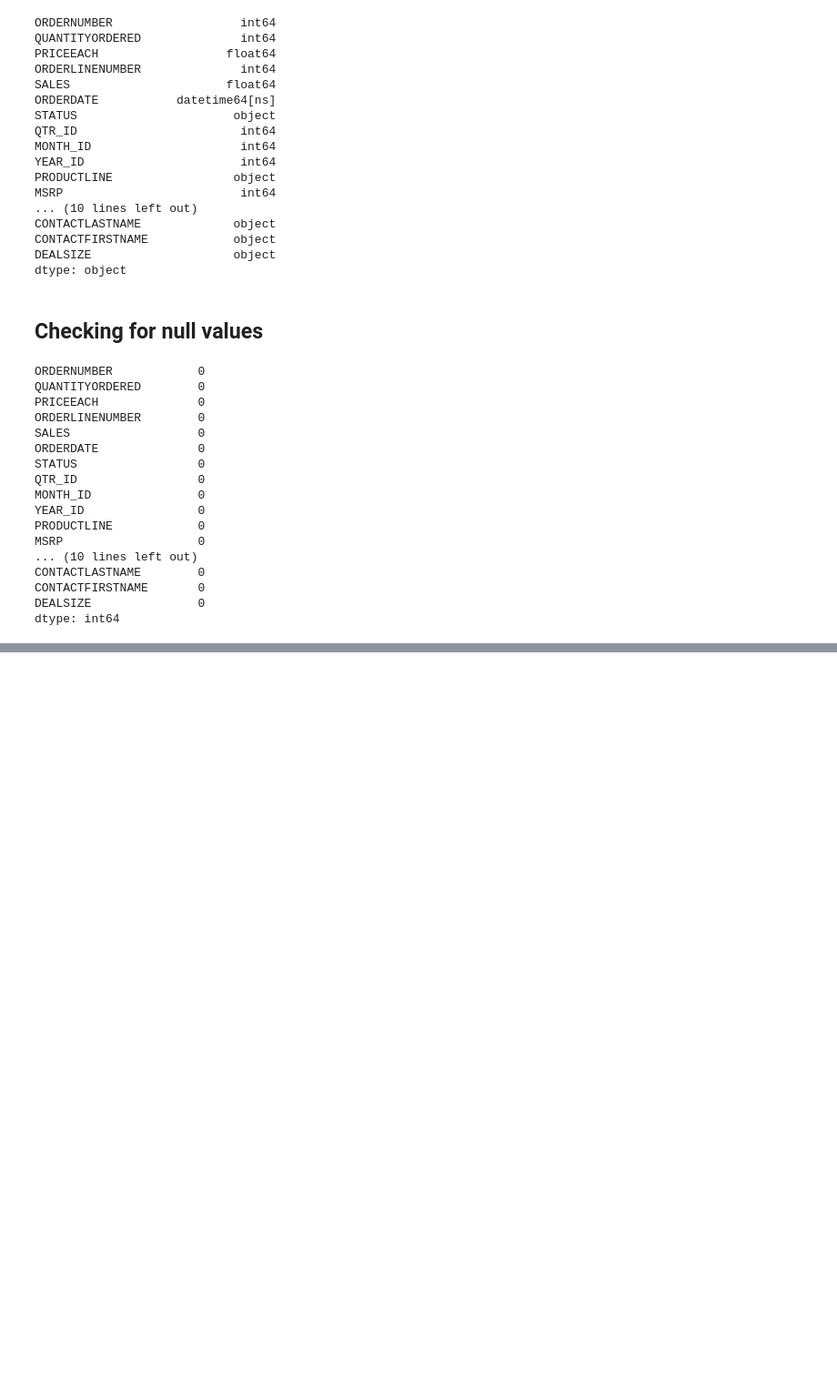
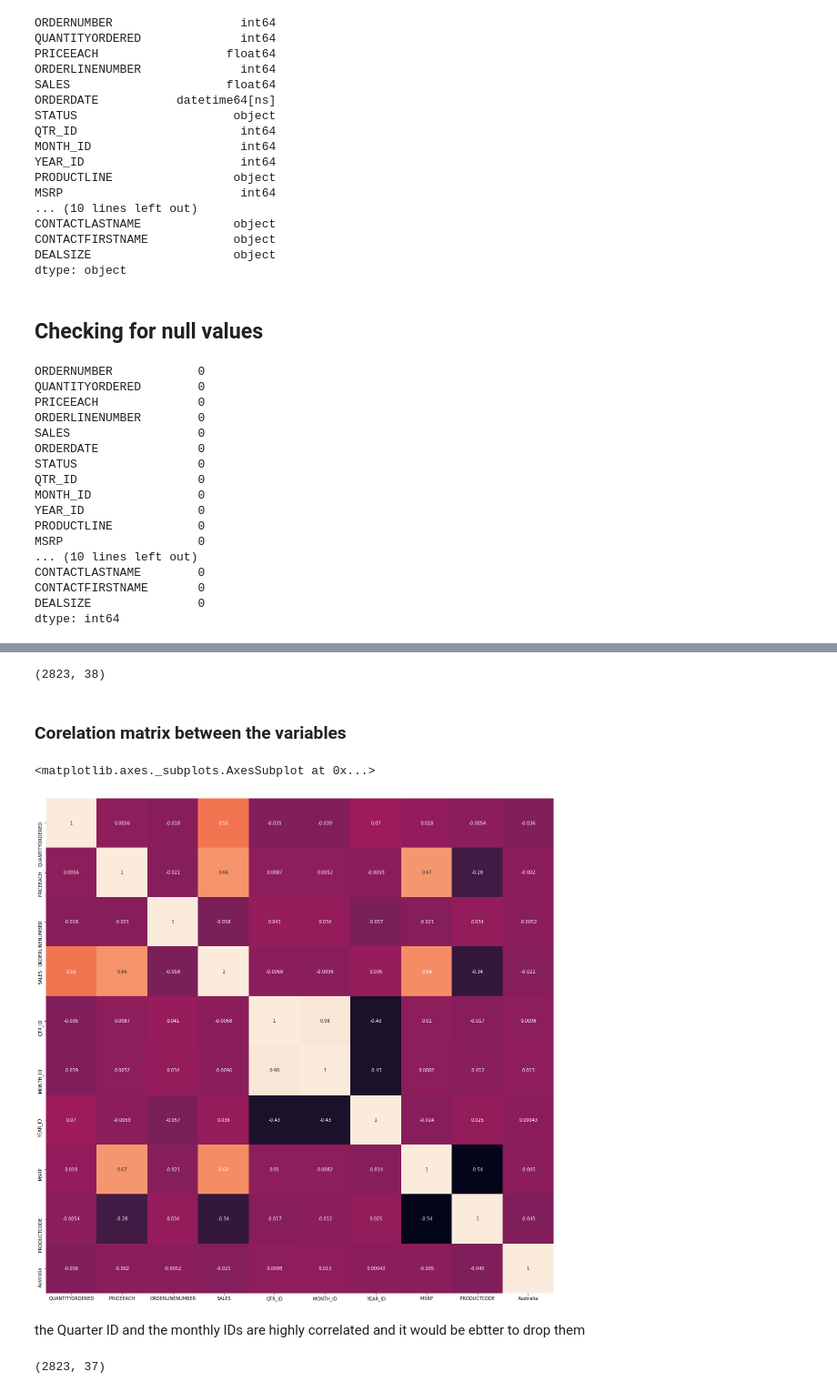
Before and after one commit to Monalika-P/Customer-Segemntation, a Jupyter notebook: Customer_Segmentation.ipynb, the cells around one changed output, grey strips where cells are left out. Shown at 91% size. Saved outputs shown, nothing was run; the diff lists cells and outputs as text; code cells hidden in the pictures; blank space fills up the shorter version.

```diff
--- a/Customer_Segmentation.ipynb
+++ b/Customer_Segmentation.ipynb
@@ -165,0 +222,5 @@ sales_df.head()
+# %%
+def dummies(x):
+  dummy = pd.get_dummies(sales_df[x])
+  sales_df.drop(columns = x , inplace = True)
+  return pd.concat([sales_df, dummy], axis = 1)
@@ -165,0 +261,2 @@ sales_df.head()
+# %%
+sales_df = dummies('DEALSIZE')
@@ -165,0 +292,2 @@ sales_df.head()
+# %%
+sales_df['PRODUCTCODE'] = pd.Categorical(sales_df['PRODUCTCODE']).codes
@@ -165,0 +335,21 @@ sales_df.head()
+# %%
+sales_df.drop("ORDERDATE", axis = 1, inplace = True)
+sales_df.shape
+# %% [output]
+(2823, 38)
+# %% [markdown]
+### Corelation matrix between the variables
+# %%
+plt.figure(figsize = (20, 20))
+corr_matrix = sales_df.iloc[:, :10].corr()
+sns.heatmap(corr_matrix, annot = True, cbar = False)
+# %% [output]
+<matplotlib.axes._subplots.AxesSubplot at 0x...>
+[figure, added]
+# %% [markdown]
+the Quarter ID and the monthly IDs are highly correlated and it would be ebtter to drop them
+# %%
+sales_df.drop("QTR_ID", axis = 1, inplace = True)
+sales_df.shape
+# %% [output]
+(2823, 37)
```
Also changed, not shown: parts of 75 cells of this notebook.
